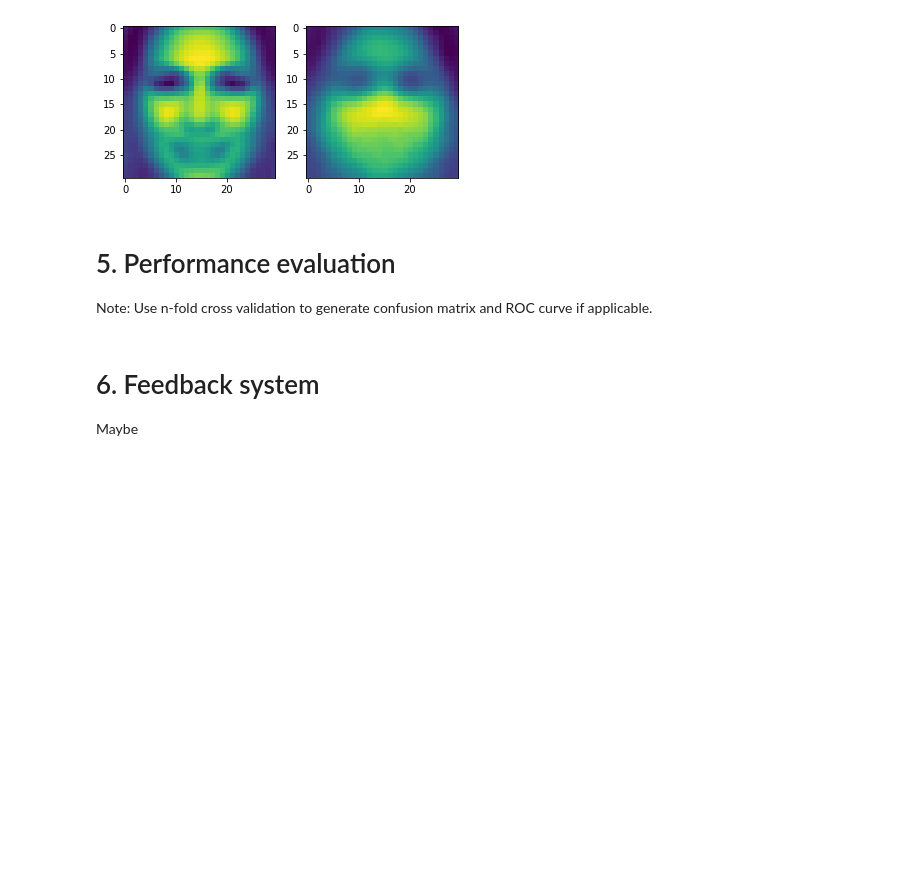
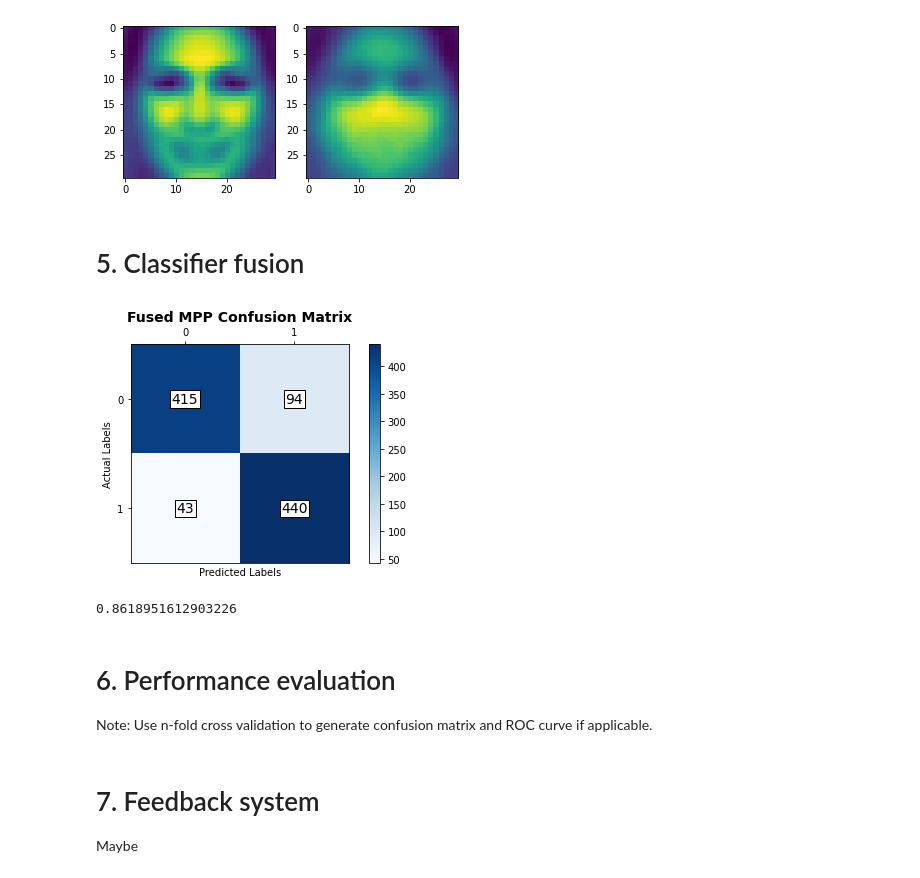
Before and after one commit to andreicozma1/CS522-TeamProject, a Jupyter notebook: main.ipynb, the cells around one changed output. Saved outputs shown, nothing was run; the diff lists cells and outputs as text; code cells hidden in the pictures; blank space fills up the shorter version.

Commit message:
Added NB fusion

```diff
--- a/main.ipynb
+++ b/main.ipynb
@@ -655,9 +659,44 @@ fig.show()
 [figure]
 0.7348790322580645
 [figure]
+# %% [markdown]
+# 5. Classifier fusion
+# %%
+import numpy as np
+from fusion import NaiveBayesFuser
+from evaluation import *
+
+# cm0 = np.array([
+#     [20, 5, 5],
+#     [3, 24, 3],
+#     [0, 9, 21]
+# ])
+
+# cm1 = np.array([
+#     [25, 2, 3],
+#     [3, 22, 5],
+#     [5, 6, 19]
+# ])
+
+fuser = NaiveBayesFuser()
+fuser.add_matrix(case_1_cm)
+fuser.add_matrix(case_2_cm)
+fuser.add_matrix(case_3_cm)
+
+fused_y = []
+for predictions in zip(case_1_y, case_2_y, case_3_y):
+    fused_y.append(fuser.classify(predictions))
+
+fused_y = np.array(fused_y)
+fused_cm = get_confusion_matrix(y_test, fused_y, np.unique(y_test))
+plot_confusion_matrix(fused_cm, np.unique(y_test), 'Fused MPP Confusion Matrix')
+print(np.count_nonzero(fused_y == y_test) / len(y_test))
+# %% [output]
+[figure, added]
+0.8618951612903226
 # %% [markdown]
-# 5. Performance evaluation
+# 6. Performance evaluation
 Note: Use n-fold cross validation to generate confusion matrix and ROC curve if applicable.
 # %% [markdown]
-# 6. Feedback system
+# 7. Feedback system
 Maybe
```
Also changed, not shown: parts of 4 cells of this notebook, 1 other file.
